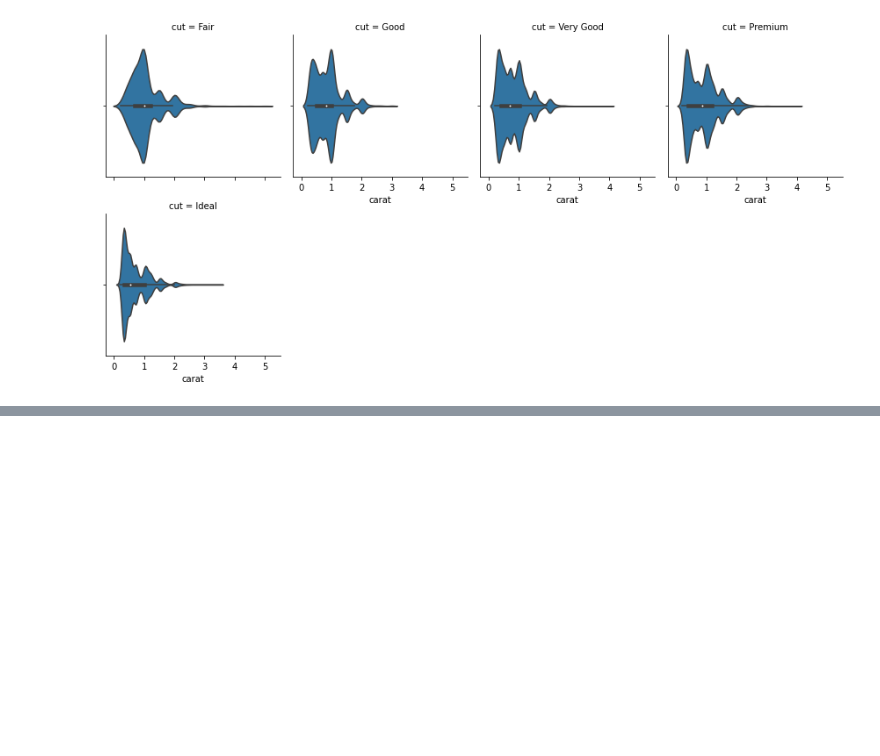
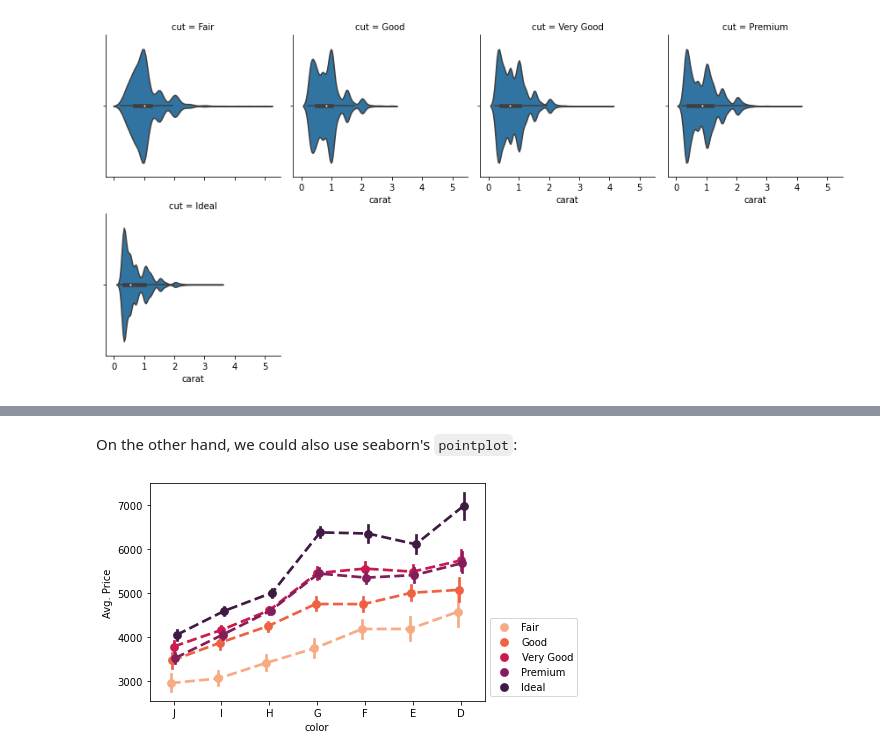
Before and after one commit to jackycwwang/data_visualization, a Jupyter notebook: 6. Visualization Case Study.ipynb, the cells around one changed output, grey strips where cells are left out. Drawn from its saved outputs; the diff is of its cells as text; code cells hidden in the pictures; blank space fills up the shorter version.

```diff
--- a/6. Visualization Case Study.ipynb
+++ b/6. Visualization Case Study.ipynb
@@ -381,0 +444,13 @@ These plots should shed a lot more light into the patterns already seen. Larger
+# %% [markdown]
+On the other hand, we could also use seaborn's `pointplot`:
+# %%
+sb.pointplot(data=d_sub,
+             x='color',
+             y='price',
+             hue='cut',
+             palette='rocket_r',
+             dodge=True, linestyles="--")
+plt.legend(loc=3, bbox_to_anchor=(1, 0));
+plt.ylabel('Avg. Price');
+# %% [output]
+[figure, added]
```
Also changed, not shown: parts of 28 cells of this notebook.
